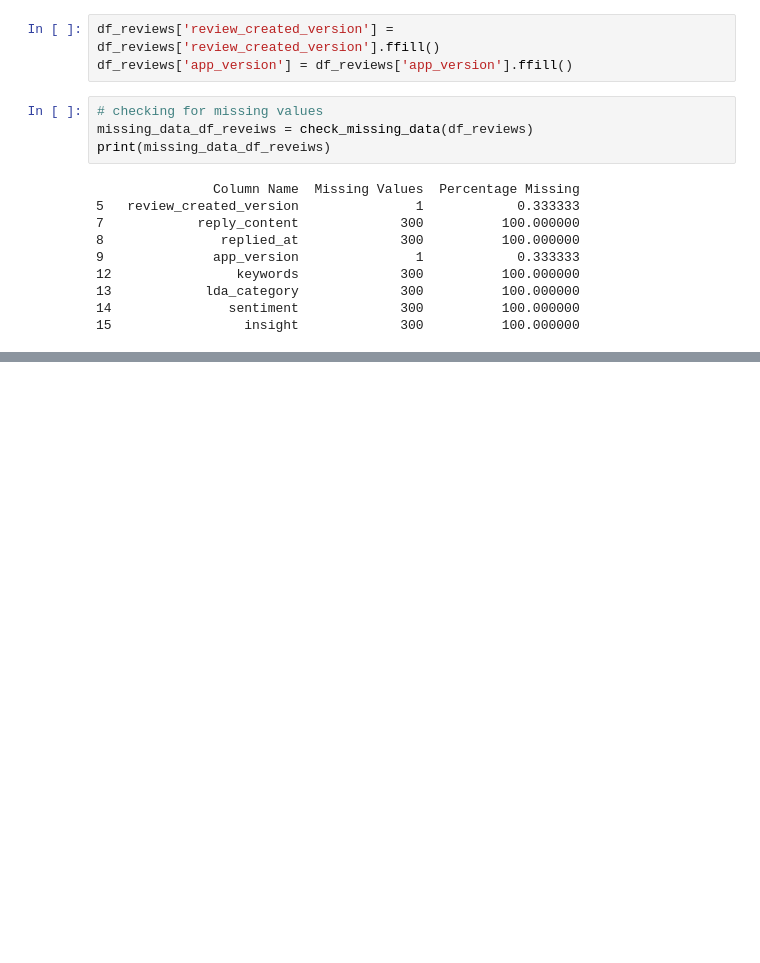
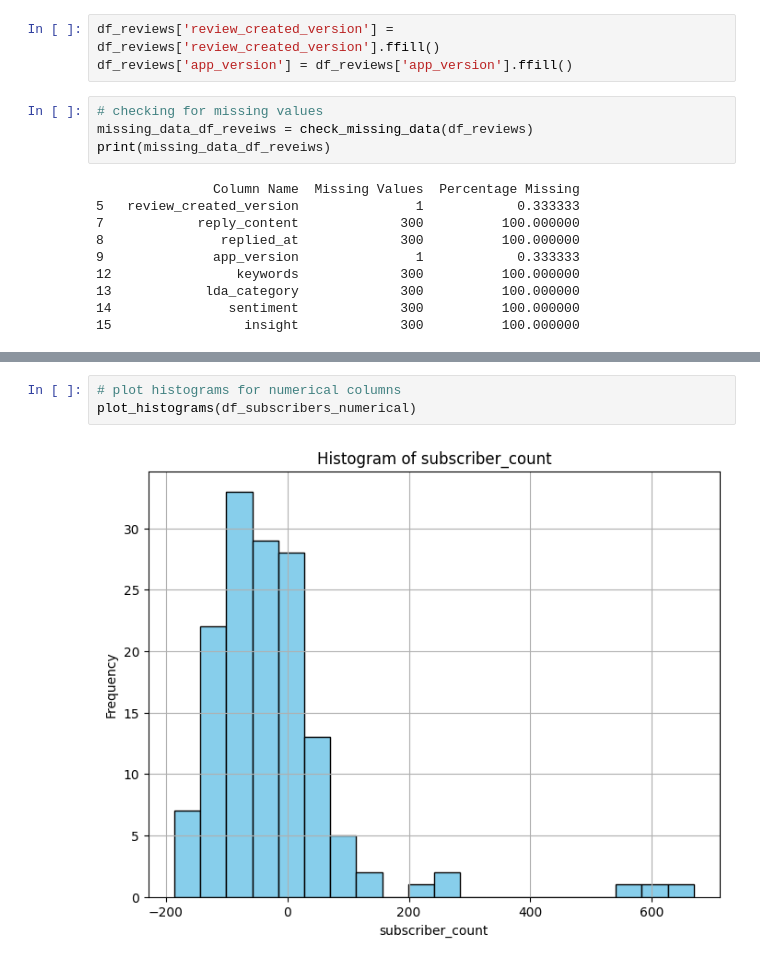
Before and after one commit to abrahamshimelis/Marketing-Analytics-Dashboard, a Jupyter notebook: notebooks/EDA.ipynb, the cells around one changed output, grey strips where cells are left out. Saved outputs shown, nothing was run; the diff lists cells and outputs as text; blank space fills up the shorter version.

```diff
--- a/notebooks/EDA.ipynb
+++ b/notebooks/EDA.ipynb
@@ -273,0 +338,5 @@ print(missing_data_df_reveiws)
+# %%
+# plot histograms for numerical columns
+plot_histograms(df_subscribers_numerical)
+# %% [output]
+[figure, added]
```
Also changed, not shown: parts of 24 cells of this notebook, 1 other file.
